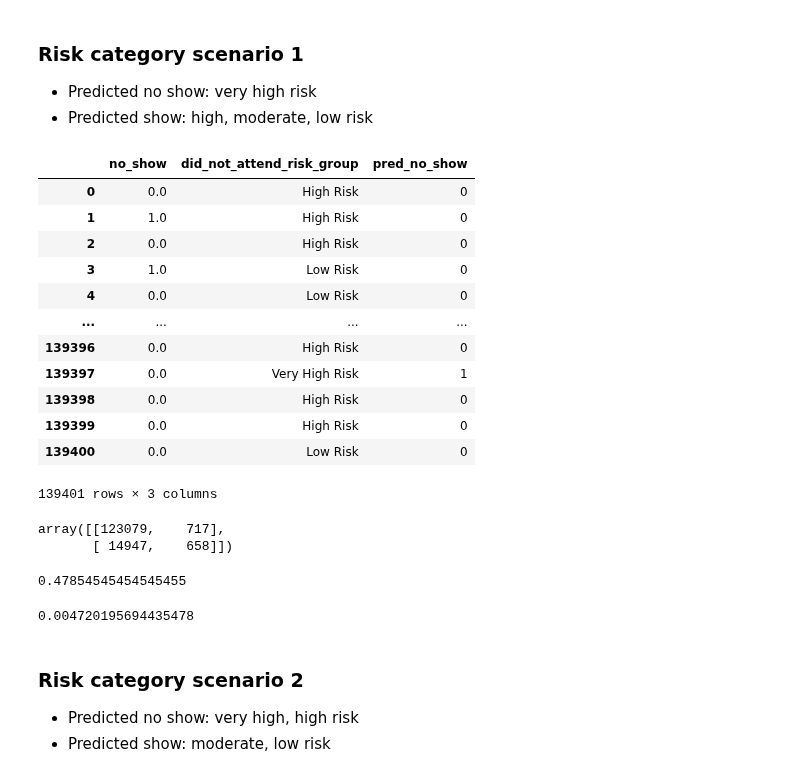
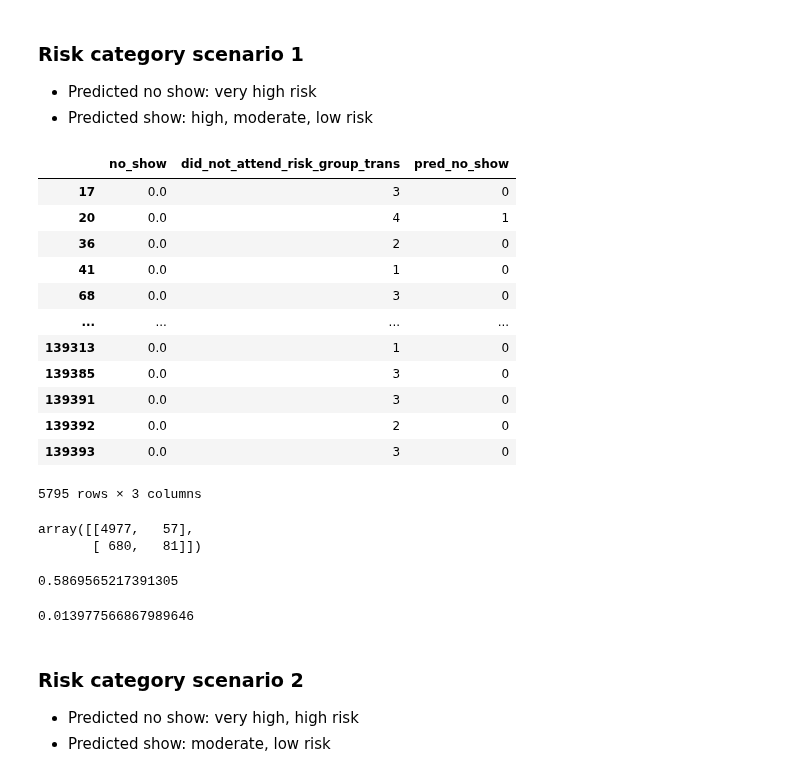
Before and after one commit to hallucinojenlee/hds_dna, a Jupyter notebook: scripts/calculate_PPV_ENT.ipynb, the cells around one changed output. Drawn from its saved outputs; the diff is of its cells as text; code cells hidden in the pictures.

```diff
--- a/scripts/calculate_PPV_ENT.ipynb
+++ b/scripts/calculate_PPV_ENT.ipynb
@@ -39,38 +51,38 @@ total_appts
 # %%
 # Transform risk categories to binary
 risk_mapping ={
-    "Low Risk": 0,
-    "Moderate Risk": 0,
-    "High Risk": 0,
-    "Very High Risk": 1,
+    1: 0, # Low risk
+    2: 0, # Moderate risk
+    3: 0, # High risk
+    4: 1 # Very high risk
 }
 
 # Map the month names to numbers
 trans_data1 = data.copy()
-trans_data1["pred_no_show"] = trans_data1["did_not_attend_risk_group"].map(risk_mapping)
+trans_data1["pred_no_show"] = trans_data1["did_not_attend_risk_group_trans"].map(risk_mapping)
 
-trans_data1[["no_show", "did_not_attend_risk_group", "pred_no_show"]]
+trans_data1[["no_show", "did_not_attend_risk_group_trans", "pred_no_show"]]
 # %% [output]
-|  | no_show | did_not_attend_risk_group | pred_no_show |
-| 0 | 0.0 | High Risk | 0 |
-| 1 | 1.0 | High Risk | 0 |
-| 2 | 0.0 | High Risk | 0 |
-| 3 | 1.0 | Low Risk | 0 |
-| 4 | 0.0 | Low Risk | 0 |
+|  | no_show | did_not_attend_risk_group_trans | pred_no_show |
+| 17 | 0.0 | 3 | 0 |
+| 20 | 0.0 | 4 | 1 |
+| 36 | 0.0 | 2 | 0 |
+| 41 | 0.0 | 1 | 0 |
+| 68 | 0.0 | 3 | 0 |
 | ... | ... | ... | ... |
-| 139396 | 0.0 | High Risk | 0 |
-| 139397 | 0.0 | Very High Risk | 1 |
-| 139398 | 0.0 | High Risk | 0 |
-| 139399 | 0.0 | High Risk | 0 |
-| 139400 | 0.0 | Low Risk | 0 |
+| 139313 | 0.0 | 1 | 0 |
+| 139385 | 0.0 | 3 | 0 |
+| 139391 | 0.0 | 3 | 0 |
+| 139392 | 0.0 | 2 | 0 |
+| 139393 | 0.0 | 3 | 0 |
-139401 rows × 3 columns
+5795 rows × 3 columns
 # %%
 # Calculate confusion matrix
 cm1 = confusion_matrix(trans_data1["no_show"], trans_data1["pred_no_show"])
 cm1
 # %% [output]
-array([[123079,    717],
-       [ 14947,    658]])
+array([[4977,   57],
+       [ 680,   81]])
 # %%
 # Calculate PPV (Precision) ie. TP / (TP + FP)
 TN1, FP1, FN1, TP1 = cm1.ravel()
@@ -78,13 +90,13 @@ TN1, FP1, FN1, TP1 = cm1.ravel()
 PPV1 = TP1 / (TP1 + FP1)
 PPV1
 # %% [output]
-0.47854545454545455
+0.5869565217391305
 # %%
 # Calculate true no-show %
 true_no_show1 = TP1/total_appts
 true_no_show1
 # %% [output]
-0.004720195694435478
+0.013977566867989646
 # %% [markdown]
 ### Risk category scenario 2
 - Predicted no show: very high, high risk
```
Also changed, not shown: parts of 12 cells of this notebook, 1 other file.
